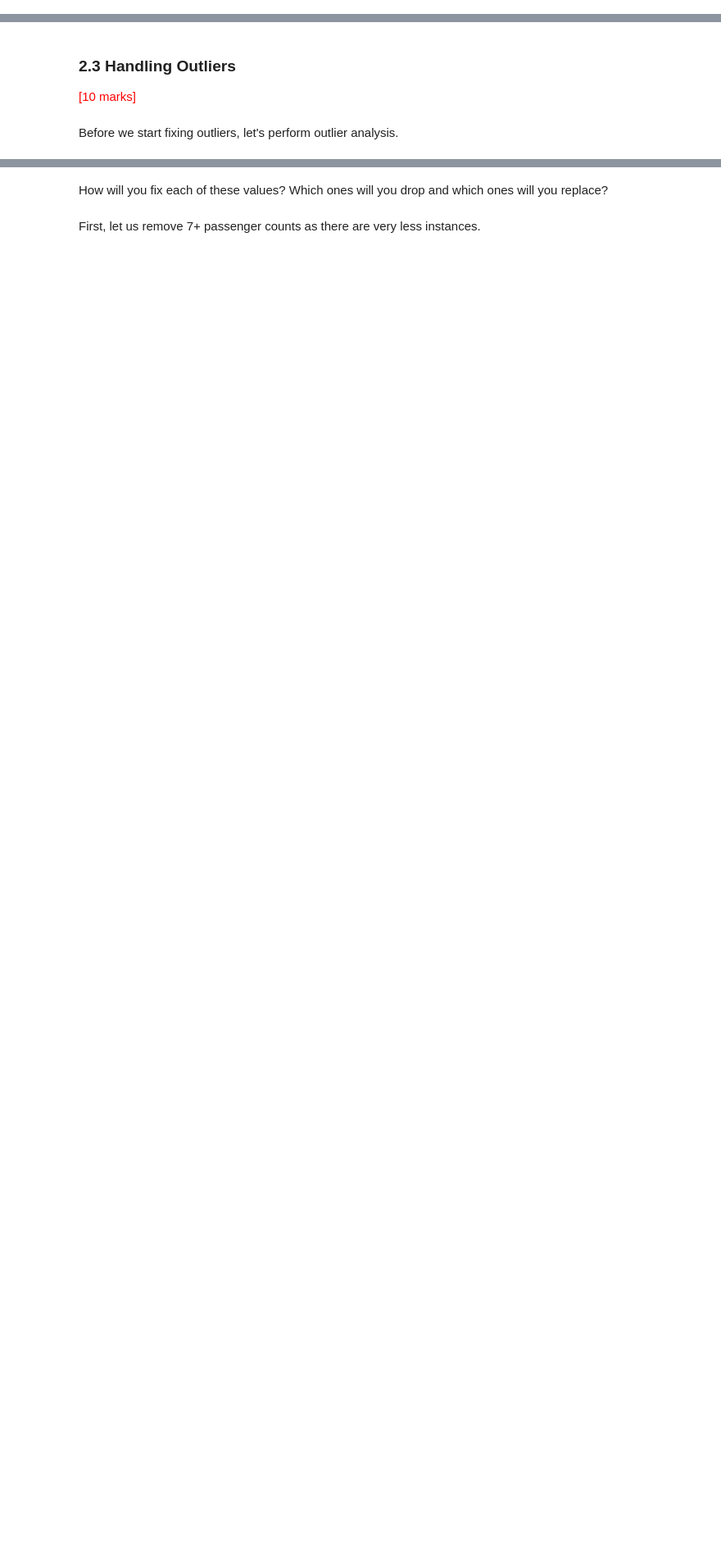
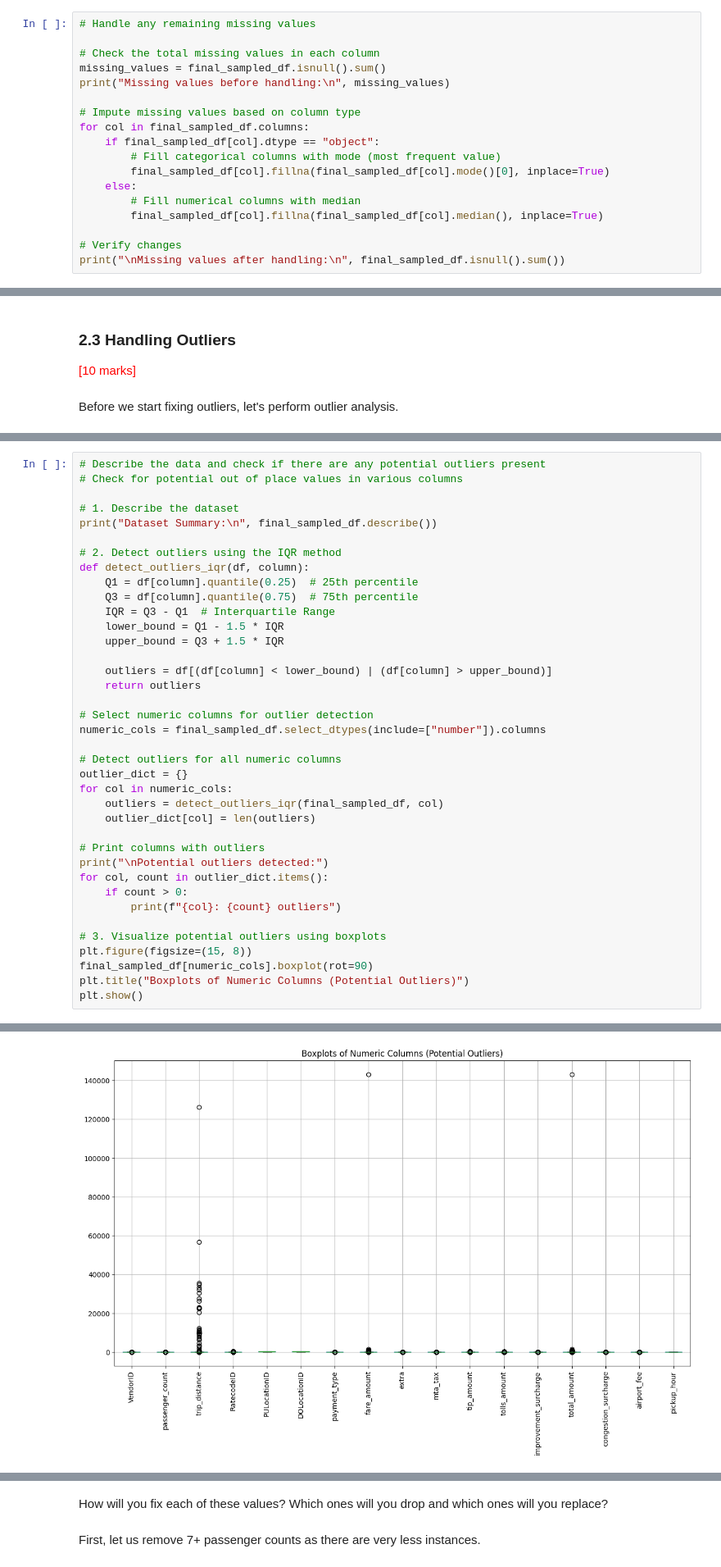
Before and after one commit to arnavxyz/EDA_Optimising_NYC_Taxis_Arnav_Dubey, a Jupyter notebook: EDA_Assg_NYC_Taxi_Starter.ipynb, the cells around one changed output, grey strips where cells are left out. Shown: that part at 82% size. Saved outputs shown, nothing was run; the diff lists cells and outputs as text; blank space fills up the shorter version.

```diff
--- a/EDA_Assg_NYC_Taxi_Starter.ipynb
+++ b/EDA_Assg_NYC_Taxi_Starter.ipynb
@@ -690,0 +689,18 @@ Are there missing values in other columns? Did you find NaN values in some other
+# %%
+# Handle any remaining missing values
+
+# Check the total missing values in each column
+missing_values = final_sampled_df.isnull().sum()
+print("Missing values before handling:\n", missing_values)
+
+# Impute missing values based on column type
+for col in final_sampled_df.columns:
+    if final_sampled_df[col].dtype == "object":
+        # Fill categorical columns with mode (most frequent value)
+        final_sampled_df[col].fillna(final_sampled_df[col].mode()[0], inplace=True)
+    else:
+        # Fill numerical columns with median
+        final_sampled_df[col].fillna(final_sampled_df[col].median(), inplace=True)
+
+# Verify changes
+print("\nMissing values after handling:\n", final_sampled_df.isnull().sum())
@@ -698,0 +759,39 @@ Before we start fixing outliers, let's perform outlier analysis.
+# %%
+# Describe the data and check if there are any potential outliers present
+# Check for potential out of place values in various columns
+
+# 1. Describe the dataset
+print("Dataset Summary:\n", final_sampled_df.describe())
+
+# 2. Detect outliers using the IQR method
+def detect_outliers_iqr(df, column):
+    Q1 = df[column].quantile(0.25)  # 25th percentile
+    Q3 = df[column].quantile(0.75)  # 75th percentile
+    IQR = Q3 - Q1  # Interquartile Range
+    lower_bound = Q1 - 1.5 * IQR
+    upper_bound = Q3 + 1.5 * IQR
+
+    outliers = df[(df[column] < lower_bound) | (df[column] > upper_bound)]
+    return outliers
+
+# Select numeric columns for outlier detection
+numeric_cols = final_sampled_df.select_dtypes(include=["number"]).columns
+
+# Detect outliers for all numeric columns
+outlier_dict = {}
+for col in numeric_cols:
+    outliers = detect_outliers_iqr(final_sampled_df, col)
+    outlier_dict[col] = len(outliers)
+
+# Print columns with outliers
+print("\nPotential outliers detected:")
+for col, count in outlier_dict.items():
+    if count > 0:
+        print(f"{col}: {count} outliers")
+
+# 3. Visualize potential outliers using boxplots
+plt.figure(figsize=(15, 8))
+final_sampled_df[numeric_cols].boxplot(rot=90)
+plt.title("Boxplots of Numeric Columns (Potential Outliers)")
+plt.show()
+# %% [output]
@@ -699,3 +815,4 @@ Before we start fixing outliers, let's perform outlier analysis.
+[figure, added]
 # %% [markdown]
 **2.3.1**  <font color = red>[10 marks]</font> <br>
 Based on the above analysis, it seems that some of the outliers are present due to errors in registering the trips. Fix the outliers.
```
Also changed, not shown: parts of 6 cells of this notebook.
